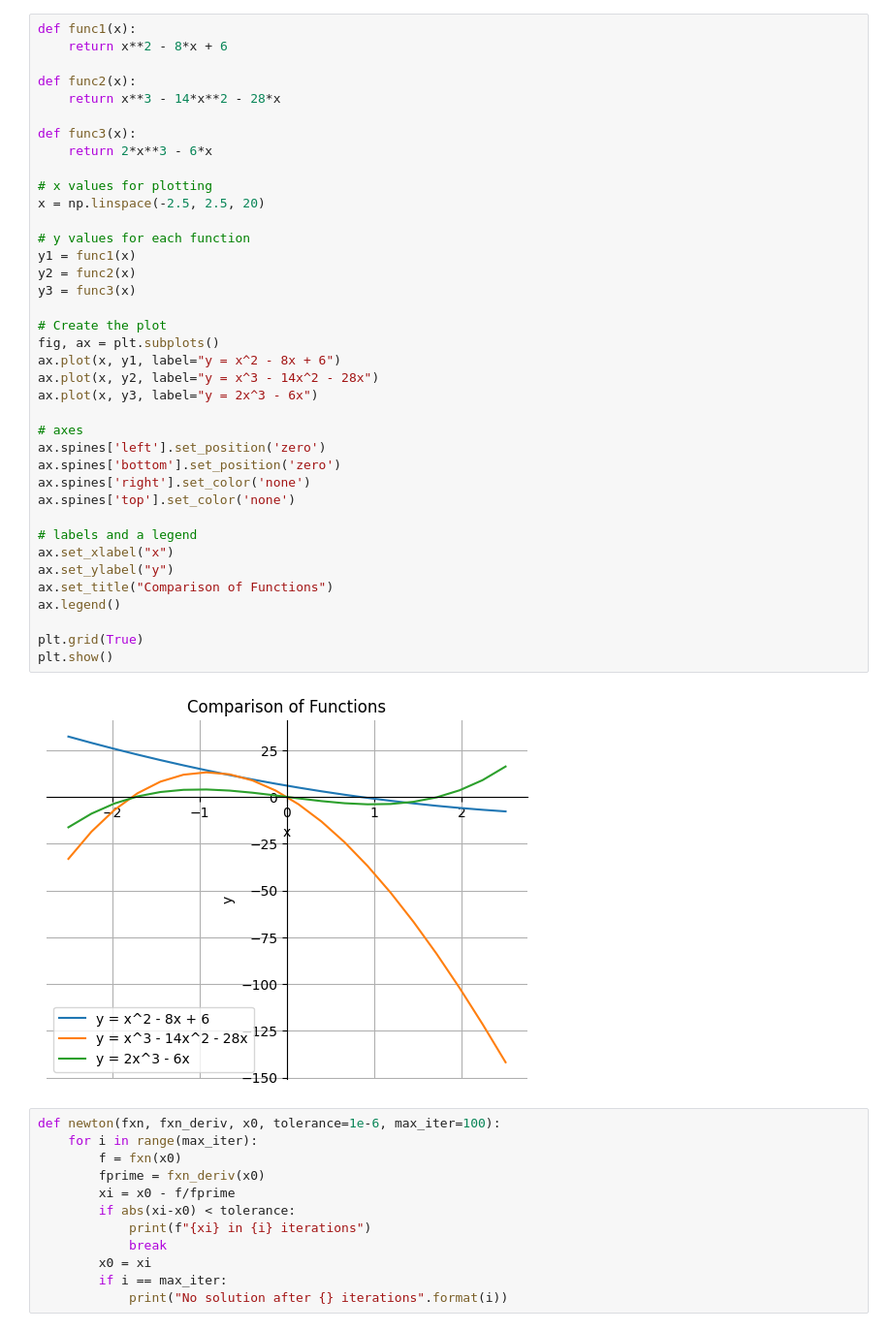
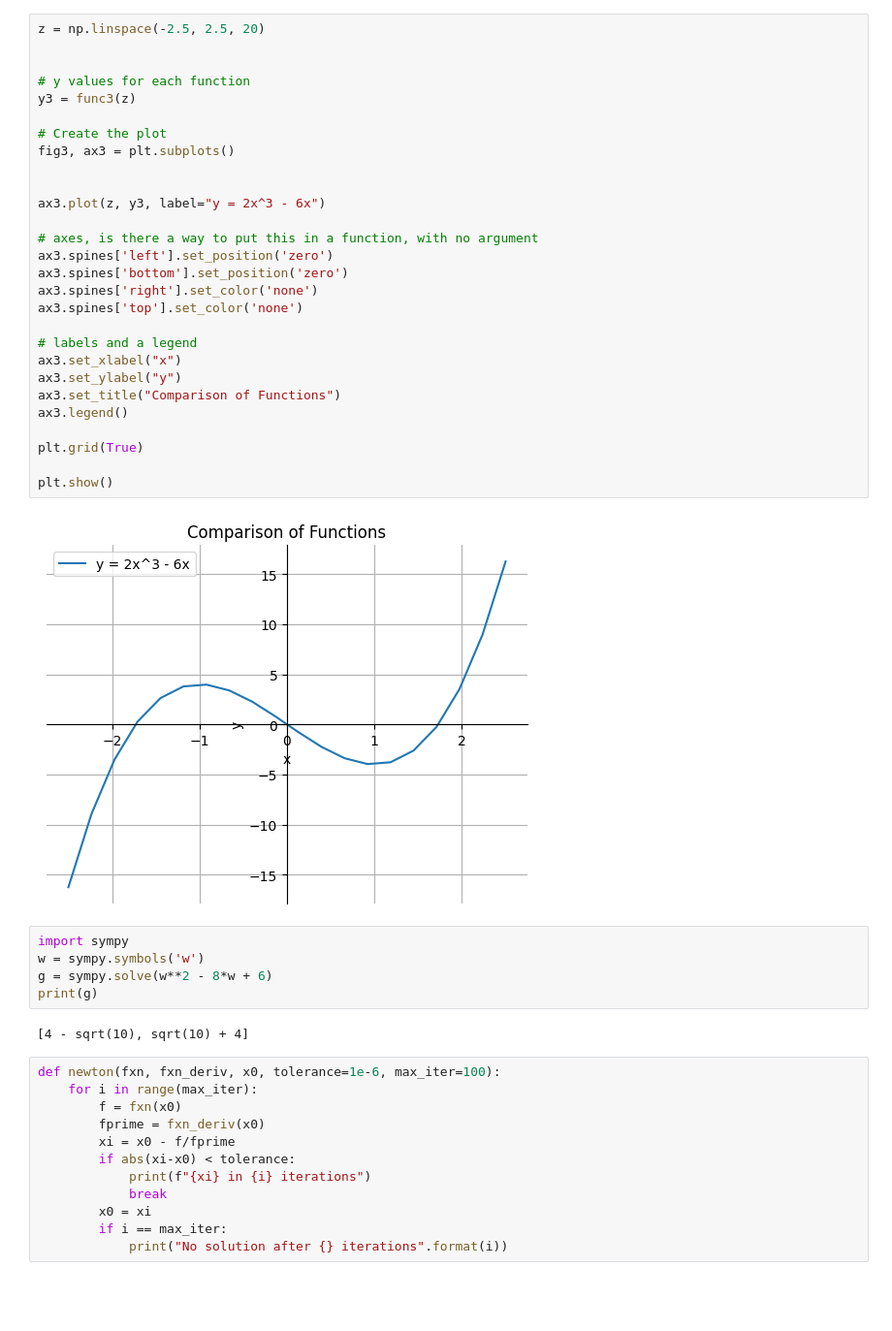
Before and after one commit to Benita02/Engineering-Maths-with-Python, a Jupyter notebook: MyNewtonRaphson.ipynb, the cells around one changed output. Shown at 97% size. Cells and saved outputs as stored; diff of their text form; blank space fills up the shorter version.

Commit message:
Added practice file, where I practiced writing the newton raphson code for plotting and root finding on my own

```diff
--- a/MyNewtonRaphson.ipynb
+++ b/MyNewtonRaphson.ipynb
@@ -28,43 +91,40 @@ plt.show()
 # %%
-def func1(x):
-    return x**2 - 8*x + 6
+z = np.linspace(-2.5, 2.5, 20)
 
-def func2(x):
-    return x**3 - 14*x**2 - 28*x
-
-def func3(x):
-    return 2*x**3 - 6*x
-
-# x values for plotting
-x = np.linspace(-2.5, 2.5, 20)
 
 # y values for each function
-y1 = func1(x)
-y2 = func2(x)
-y3 = func3(x)
+y3 = func3(z)
 
 # Create the plot
-fig, ax = plt.subplots()
-ax.plot(x, y1, label="y = x^2 - 8x + 6")
-ax.plot(x, y2, label="y = x^3 - 14x^2 - 28x")
-ax.plot(x, y3, label="y = 2x^3 - 6x")
+fig3, ax3 = plt.subplots()
 
-# axes
-ax.spines['left'].set_position('zero')
-ax.spines['bottom'].set_position('zero')
-ax.spines['right'].set_color('none')
-ax.spines['top'].set_color('none')
+
+ax3.plot(z, y3, label="y = 2x^3 - 6x")
+
+# axes, is there a way to put this in a function, with no argument
+ax3.spines['left'].set_position('zero')
+ax3.spines['bottom'].set_position('zero')
+ax3.spines['right'].set_color('none')
+ax3.spines['top'].set_color('none')
 
 # labels and a legend
-ax.set_xlabel("x")
-ax.set_ylabel("y")
-ax.set_title("Comparison of Functions")
-ax.legend()
+ax3.set_xlabel("x")
+ax3.set_ylabel("y")
+ax3.set_title("Comparison of Functions")
+ax3.legend()
 
 plt.grid(True)
+
 plt.show()
 # %% [output]
-[figure, old version]
+[figure, new version]
+# %%
+import sympy
+w = sympy.symbols('w')
+g = sympy.solve(w**2 - 8*w + 6)
+print(g)
+# %% [output]
+[4 - sqrt(10), sqrt(10) + 4]
 # %%
 def newton(fxn, fxn_deriv, x0, tolerance=1e-6, max_iter=100):
     for i in range(max_iter):
```
Also changed, not shown: parts of 7 cells of this notebook, 2 other files.
